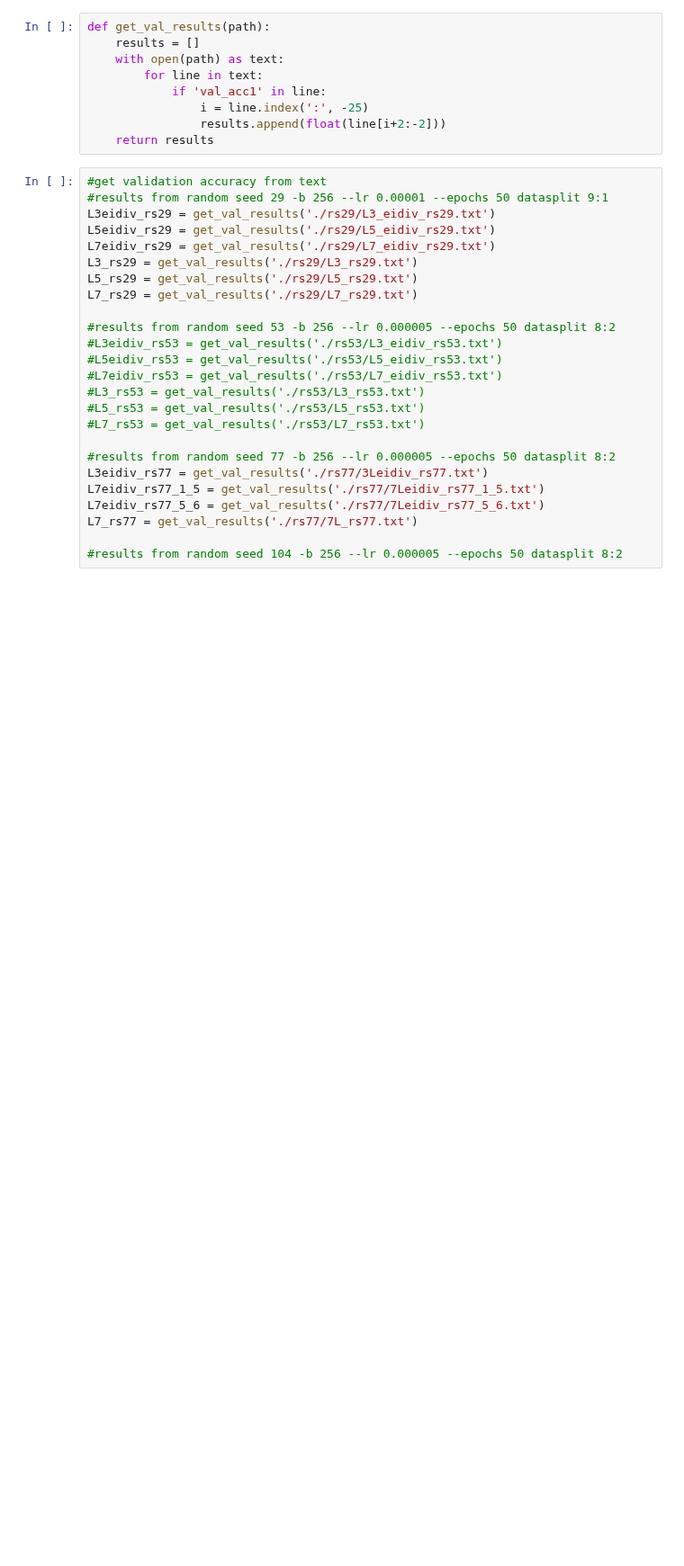
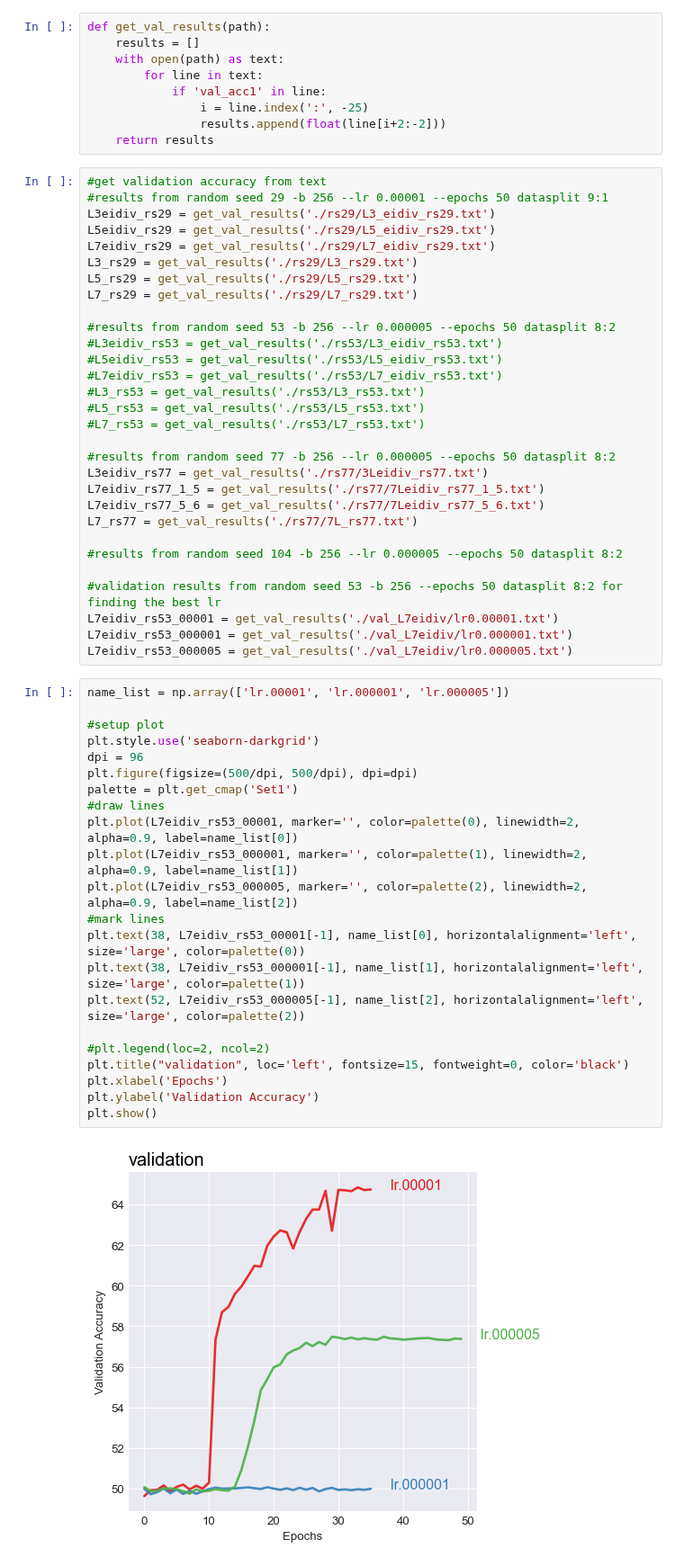
Before and after one commit to hiyuantang/marked_long, a Jupyter notebook: results/vis.ipynb, the cells around one changed output. Shown at 90% size. Drawn from its saved outputs; the diff is of its cells as text; blank space fills up the shorter version.

Commit message:
update validation results

```diff
--- a/results/vis.ipynb
+++ b/results/vis.ipynb
@@ -35,6 +35,35 @@ L7eidiv_rs77_5_6 = get_val_results('./rs77/7Leidiv_rs77_5_6.txt')
 L7_rs77 = get_val_results('./rs77/7L_rs77.txt')
 
 #results from random seed 104 -b 256 --lr 0.000005 --epochs 50 datasplit 8:2
+
+#validation results from random seed 53 -b 256 --epochs 50 datasplit 8:2 for finding the best lr
+L7eidiv_rs53_00001 = get_val_results('./val_L7eidiv/lr0.00001.txt')
+L7eidiv_rs53_000001 = get_val_results('./val_L7eidiv/lr0.000001.txt')
+L7eidiv_rs53_000005 = get_val_results('./val_L7eidiv/lr0.000005.txt')
+# %%
+name_list = np.array(['lr.00001', 'lr.000001', 'lr.000005'])
+
+#setup plot
+plt.style.use('seaborn-darkgrid')
+dpi = 96
+plt.figure(figsize=(500/dpi, 500/dpi), dpi=dpi)
+palette = plt.get_cmap('Set1')
+#draw lines
+plt.plot(L7eidiv_rs53_00001, marker='', color=palette(0), linewidth=2, alpha=0.9, label=name_list[0])
+plt.plot(L7eidiv_rs53_000001, marker='', color=palette(1), linewidth=2, alpha=0.9, label=name_list[1])
+plt.plot(L7eidiv_rs53_000005, marker='', color=palette(2), linewidth=2, alpha=0.9, label=name_list[2])
+#mark lines
+plt.text(38, L7eidiv_rs53_00001[-1], name_list[0], horizontalalignment='left', size='large', color=palette(0))
+plt.text(38, L7eidiv_rs53_000001[-1], name_list[1], horizontalalignment='left', size='large', color=palette(1))
+plt.text(52, L7eidiv_rs53_000005[-1], name_list[2], horizontalalignment='left', size='large', color=palette(2))
+
+#plt.legend(loc=2, ncol=2)
+plt.title("validation", loc='left', fontsize=15, fontweight=0, color='black')
+plt.xlabel('Epochs')
+plt.ylabel('Validation Accuracy')
+plt.show()
+# %% [output]
+[figure, added]
 # %%
 name_list = np.array(['3Leidiv', '5Leidiv', '7Leidiv', '3L', '5L', '7L'])
 lines = np.array([np.asarray(L3eidiv_rs29), np.asarray(L5eidiv_rs29), np.asarray(L7eidiv_rs29),
```
Also changed, not shown: 5 other files.
